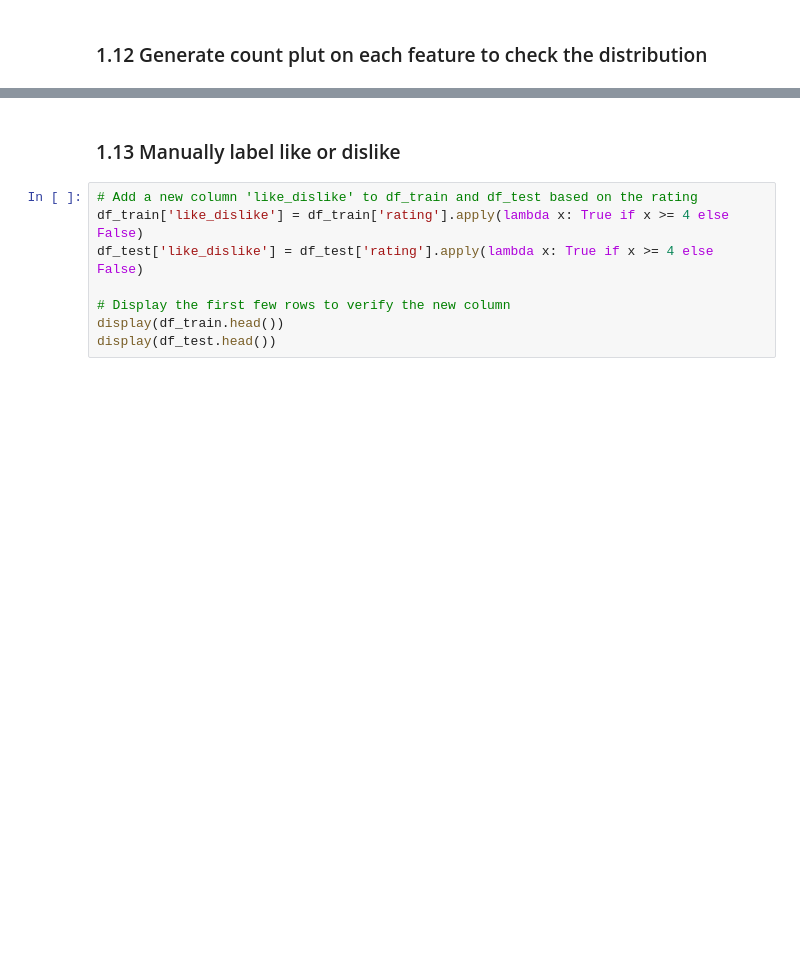
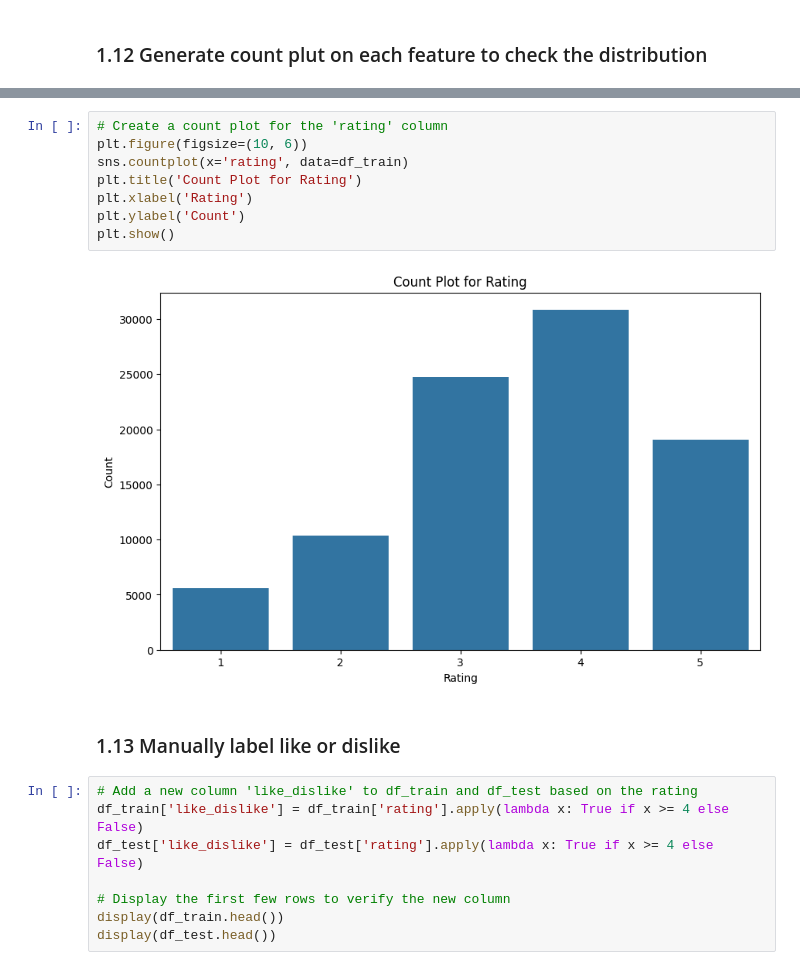
Before and after one commit to Cgolling/LLP_IS4242, a Jupyter notebook: A1_MLP.ipynb, the cells around one changed output, grey strips where cells are left out. Drawn from its saved outputs; the diff is of its cells as text; blank space fills up the shorter version.

```diff
--- a/A1_MLP.ipynb
+++ b/A1_MLP.ipynb
@@ -121,3 +110,13 @@ plt.show()
+# %%
+# Create a count plot for the 'rating' column
+plt.figure(figsize=(10, 6))
+sns.countplot(x='rating', data=df_train)
+plt.title('Count Plot for Rating')
+plt.xlabel('Rating')
+plt.ylabel('Count')
+plt.show()
+# %% [output]
+[figure, added]
 # %% [markdown]
 ### 1.13 Manually label like or dislike
 # %%
```
Also changed, not shown: parts of 17 cells of this notebook, 1 other file.
